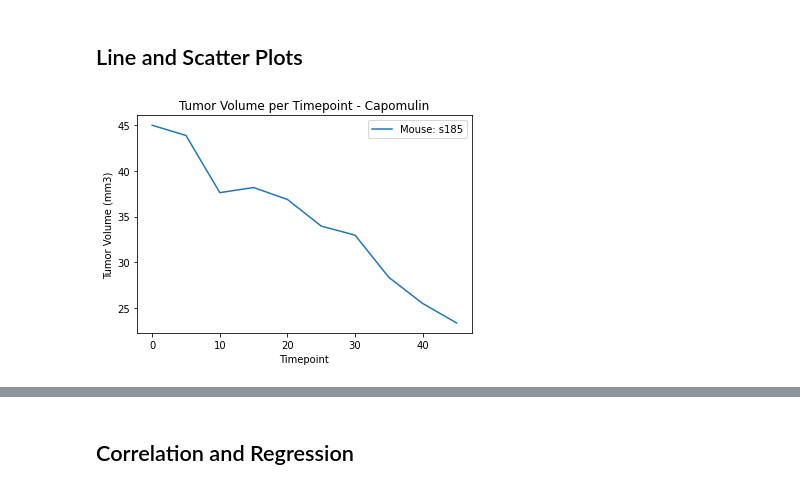
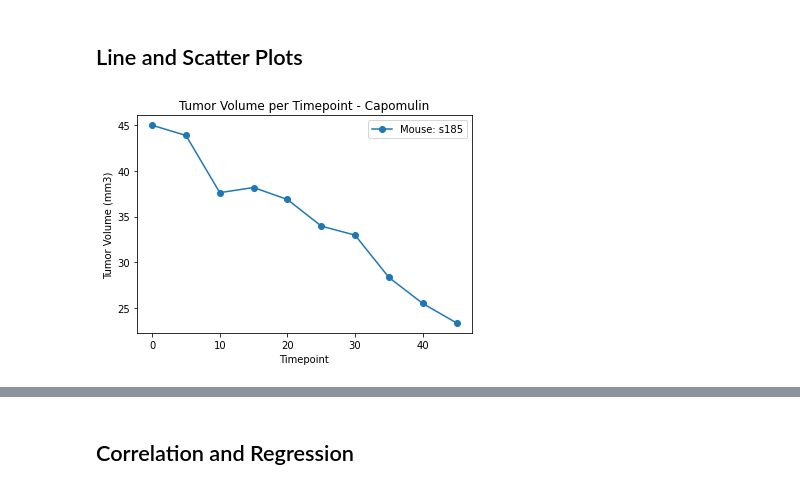
Before and after one commit to kcomalley14/matplotlib-hw, a Jupyter notebook: pymaceuticals_starter.ipynb, the cells around one changed output, grey strips where cells are left out. Cells and saved outputs as stored; diff of their text form; code cells hidden in the pictures.

```diff
--- a/pymaceuticals_starter.ipynb
+++ b/pymaceuticals_starter.ipynb
@@ -261,18 +261,18 @@ plt.xticks([1,2,3,4],treatment_list)
 # %%
 # Generate a line plot of time point versus tumor volume for a mouse treated with Capomulin
 capomulin_df = clean_data.loc[clean_data['Drug Regimen'] == 'Capomulin', :]
 capomulin_mouse_df = capomulin_df.loc[capomulin_df['Mouse ID'] == 's185', :]
 
 timepoint_capomulin = capomulin_mouse_df['Timepoint']
 tumor_volume_cap = capomulin_mouse_df['Tumor Volume (mm3)']
 
-tumor_plot, = plt.plot(timepoint_capomulin, tumor_volume_cap, label='Mouse: s185')
+tumor_plot, = plt.plot(timepoint_capomulin, tumor_volume_cap, marker='o',label='Mouse: s185')
 plt.title("Tumor Volume per Timepoint - Capomulin")
 plt.xlabel('Timepoint')
 plt.ylabel('Tumor Volume (mm3)')
 plt.legend(loc='best')
 plt.show()
 # %% [output]
-[figure, old version]
+[figure, new version]
 # %%
 # Generate a scatter plot of mouse weight versus average tumor volume for the Capomulin regimen
```
Also changed, not shown: parts of 3 cells of this notebook.
